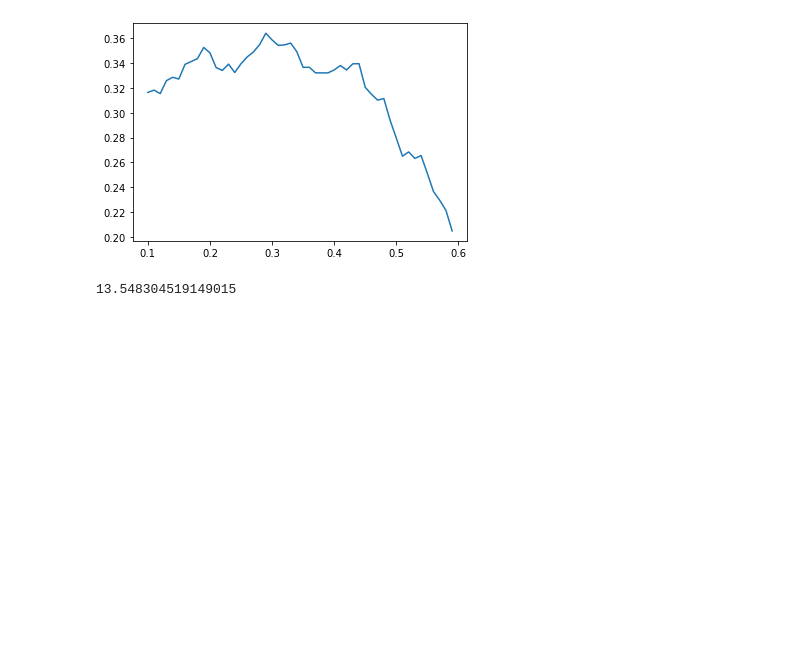
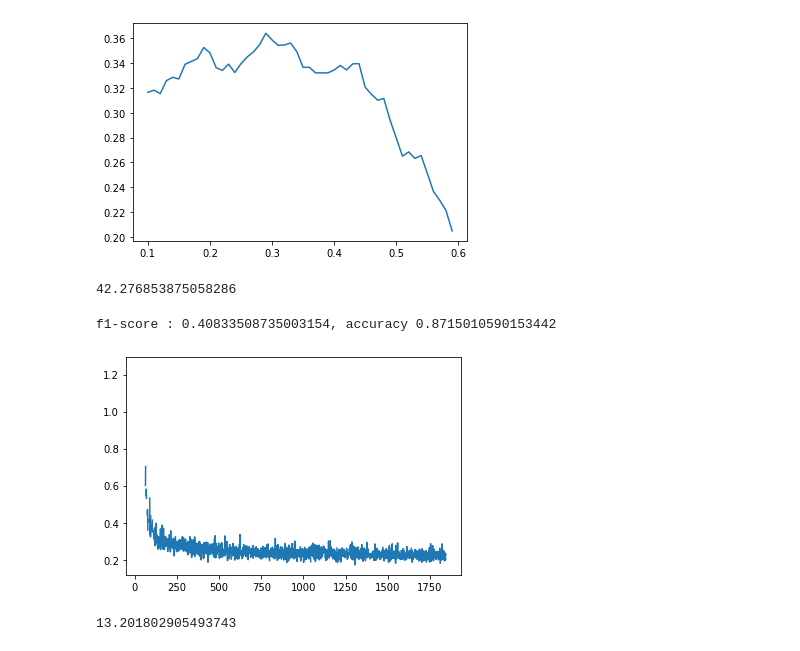
Before and after one commit to stefanoviel/ML_project_1, a Jupyter notebook: run_final.ipynb, the cells around one changed output. Saved outputs shown, nothing was run; the diff lists cells and outputs as text; code cells hidden in the pictures; blank space fills up the shorter version.

```diff
--- a/run_final.ipynb
+++ b/run_final.ipynb
@@ -6,10 +6,10 @@ from utilities import *
 import matplotlib.pyplot as plt
 # %%
 # hyperparameter tuning with only a part of the dataset
-MAX_ROWS = 10000
+MAX_ROWS = 20000
 
-x_data = np.genfromtxt('data/dataset/x_train.csv', delimiter=",", skip_header=1,  max_rows=MAX_ROWS)
-y_data = np.genfromtxt('data/dataset/y_train.csv', delimiter=",", skip_header=1,  max_rows=MAX_ROWS)
+x_data = np.genfromtxt('data/dataset/x_train.csv', delimiter=",", skip_header=1)#, max_rows=MAX_ROWS)
+y_data = np.genfromtxt('data/dataset/y_train.csv', delimiter=",", skip_header=1)#, max_rows=MAX_ROWS)
 # %%
 x_data = clean_X_0(x_data)  # replace nan with zero add bias column
 y_data = clean_Y(y_data)
@@ -105,21 +105,41 @@ y_data = np.genfromtxt('data/dataset/y_train.csv', delimiter=",", skip_header=1)
 x_test = np.genfromtxt('data/dataset/x_test.csv', delimiter=",", skip_header=1)
 
 # clean data
-x_test_clean = clean_X_0(x_test)
+x_test_clean = clean_X_median(x_test)
 y_data = clean_Y(y_data)
-x_data = clean_X_0(x_data)
+x_data = clean_X_median(x_data)
 
 initial_w = np.random.rand(x_data.shape[1])
 
 # train with optimal hyperparameters
-w, loss = reg_logistic_regression(y_data.reshape(-1, 1), x_data, best_lambda, initial_w.reshape(-1, 1), 10000, best_gamma)  # replace with best lambda, gamma
+w, loss = reg_logistic_regression(y_data.reshape(-1, 1), x_data, 1e-5, initial_w.reshape(-1, 1), 10000, 0.25)  # replace with best lambda, gamma
 # %%
 # predict with optimal threshold
-y_pred = (sigmoid(x_test_clean @ w) >= best_threshold).flatten()  # replace best threshold
+y_pred = (sigmoid(x_test_clean @ w) >= 0.5).flatten()  # replace best threshold
 y_pred = np.where(y_pred, 1, -1)
 
 create_csv_submission(x_test[:, 0], y_pred, 'prediction.csv')
 
 ((y_pred == 1).sum() / len(y_pred)) * 100
 # %% [output]
-13.548304519149015
+42.276853875058286
+# %%
+def reg_logistic_regression_batch(y, tx, initial_w, lambda_, max_iters, gamma):
+    batch_size = 1000
+    half = False
+    w = initial_w
+    losses = []
+    for _ in range(max_iters):
+        random_indices = np.random.choice(len(y), size=batch_size, replace=False)
+        batch_tx = tx[random_indices]
+        batch_y = y[random_indices]
+        sigmoids, loss = compute_logistic_loss(batch_y, batch_tx, w)
+        grad = batch_tx.T.dot(sigmoids - batch_y) / batch_size + 2 * lambda_ * w
+        w = w - gamma * grad #weighted_grad / len(y)  # check if dividing actually makes sense
+        losses.append(loss)
+        if len(losses) > 2 and np.abs(losses[-2] - losses[-1]) < 1e-3 and not half:
+            half = True
+            gamma = gamma/2
+        elif len(losses) > 2 and np.abs(losses[-2] - losses[-1]) < 1e-5:
+            break
+    return w, losses
@@ -125,0 +148,14 @@ create_csv_submission(x_test[:, 0], y_pred, 'prediction.csv')
+# %%
+w, losses = reg_logistic_regression_batch(cleaned_data_y, cleaned_data_x, np.random.rand(x_train.shape[1]), 1e-5, 10000, 0.2)
+# %%
+def predict_logistic(X, w, t):
+    return (sigmoid(X @ w) >= t).flatten()
+
+y_pred = predict_logistic(x_test, w, 0.2)
+
+print(f'f1-score : {compute_f1(y_test, y_pred)}, accuracy {(y_test == y_pred).sum() / len(y_pred)}')
+plt.plot(losses)
+plt.show()
+# %% [output]
+f1-score : 0.40833508735003154, accuracy 0.8715010590153442
+[figure, added]
@@ -125,0 +168,9 @@ create_csv_submission(x_test[:, 0], y_pred, 'prediction.csv')
+# %%
+y_pred = (sigmoid(x_test_clean @ w) >= 0.2).flatten()
+y_pred = np.where(y_pred, 1, -1)
+
+create_csv_submission(x_test[:, 0], y_pred, 'prediction.csv')
+
+((y_pred == 1).sum() / len(y_pred)) * 100
+# %% [output]
+13.201802905493743
```
Also changed, not shown: parts of 6 cells of this notebook, 2 other files.
